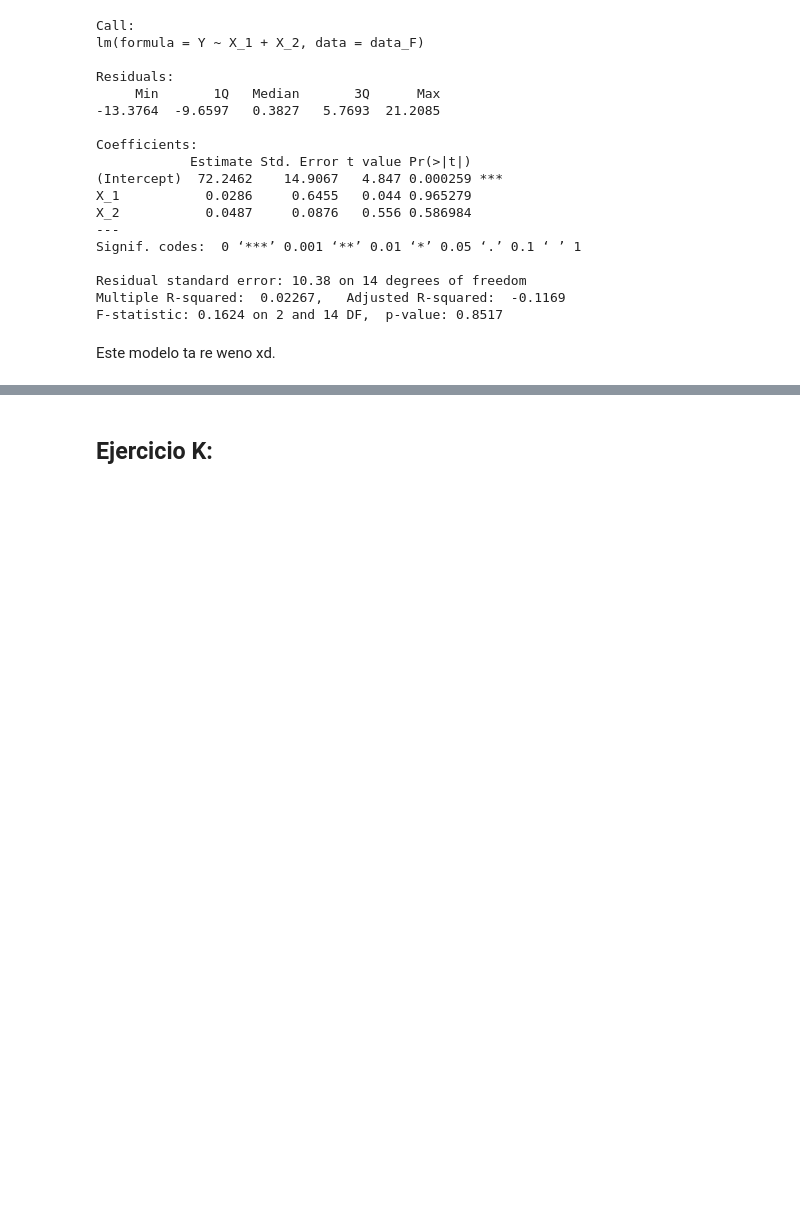
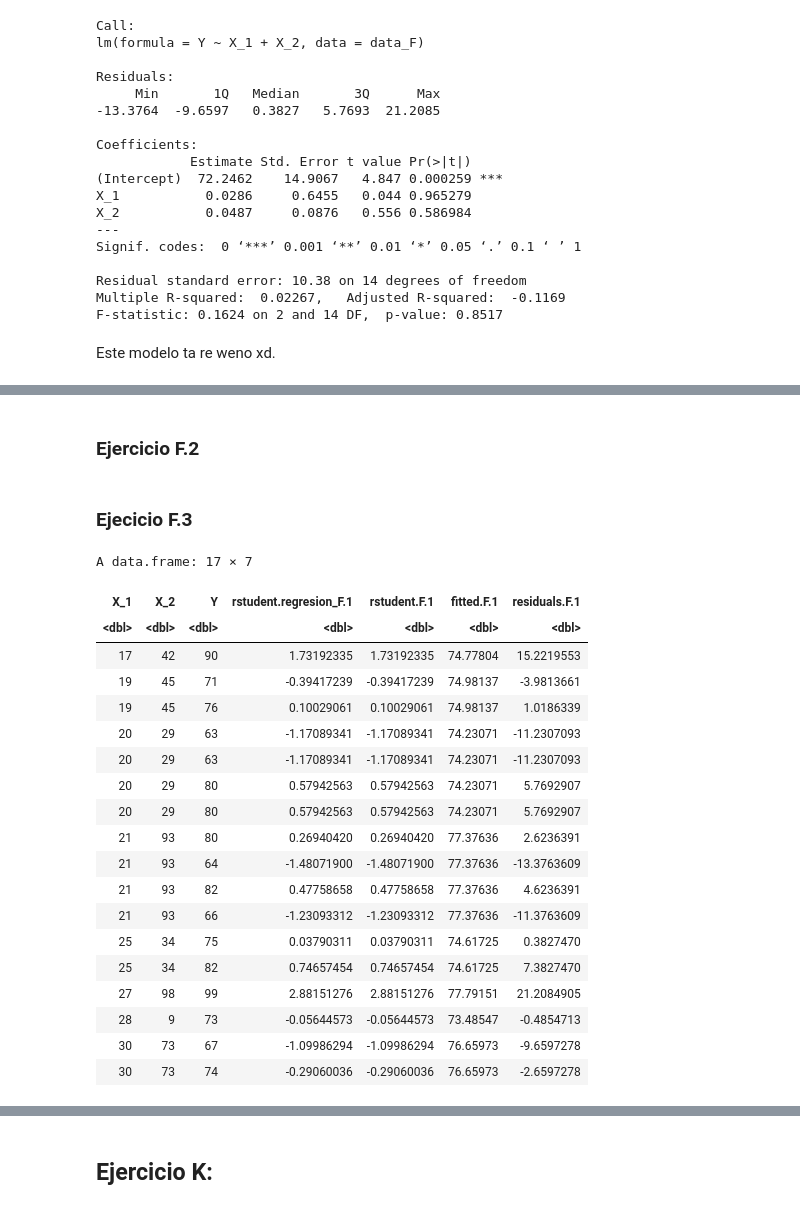
Before and after one commit to Taz-Ricardo/Mat-266, a Jupyter notebook: Tarea_2_regresion.ipynb, the cells around one changed output, grey strips where cells are left out. Cells and saved outputs as stored; diff of their text form; code cells hidden in the pictures; blank space fills up the shorter version.

```diff
--- a/Tarea_2_regresion.ipynb
+++ b/Tarea_2_regresion.ipynb
@@ -60,0 +64,30 @@ coef(`regresion_F.1`)
+# %% [markdown]
+### Ejercicio F.2
+# %% [markdown]
+### Ejecicio F.3
+# %%
+data_F$fitted.F.1 <- fitted( regresion_F.1 ) # valores ajustados
+data_F$residuals.F.1 <- residuals( regresion_F.1 ) # residuos
+data_F$rstudent.F.1 <- rstudent( regresion_F.1 )
+data_F
+# %% [output]
+A data.frame: 17 × 7
+| X_1 | X_2 | Y | rstudent.regresion_F.1 | rstudent.F.1 | fitted.F.1 | residuals.F.1 |
+| <dbl> | <dbl> | <dbl> | <dbl> | <dbl> | <dbl> | <dbl> |
+| 17 | 42 | 90 | 1.73192335 | 1.73192335 | 74.77804 | 15.2219553 |
+| 19 | 45 | 71 | -0.39417239 | -0.39417239 | 74.98137 | -3.9813661 |
+| 19 | 45 | 76 | 0.10029061 | 0.10029061 | 74.98137 | 1.0186339 |
+| 20 | 29 | 63 | -1.17089341 | -1.17089341 | 74.23071 | -11.2307093 |
+| 20 | 29 | 63 | -1.17089341 | -1.17089341 | 74.23071 | -11.2307093 |
+| 20 | 29 | 80 | 0.57942563 | 0.57942563 | 74.23071 | 5.7692907 |
+| 20 | 29 | 80 | 0.57942563 | 0.57942563 | 74.23071 | 5.7692907 |
+| 21 | 93 | 80 | 0.26940420 | 0.26940420 | 77.37636 | 2.6236391 |
+| 21 | 93 | 64 | -1.48071900 | -1.48071900 | 77.37636 | -13.3763609 |
+| 21 | 93 | 82 | 0.47758658 | 0.47758658 | 77.37636 | 4.6236391 |
+| 21 | 93 | 66 | -1.23093312 | -1.23093312 | 77.37636 | -11.3763609 |
+| 25 | 34 | 75 | 0.03790311 | 0.03790311 | 74.61725 | 0.3827470 |
+| 25 | 34 | 82 | 0.74657454 | 0.74657454 | 74.61725 | 7.3827470 |
+| 27 | 98 | 99 | 2.88151276 | 2.88151276 | 77.79151 | 21.2084905 |
+| 28 | 9 | 73 | -0.05644573 | -0.05644573 | 73.48547 | -0.4854713 |
+| 30 | 73 | 67 | -1.09986294 | -1.09986294 | 76.65973 | -9.6597278 |
+| 30 | 73 | 74 | -0.29060036 | -0.29060036 | 76.65973 | -2.6597278 |
```
Also changed, not shown: parts of 6 cells of this notebook.
